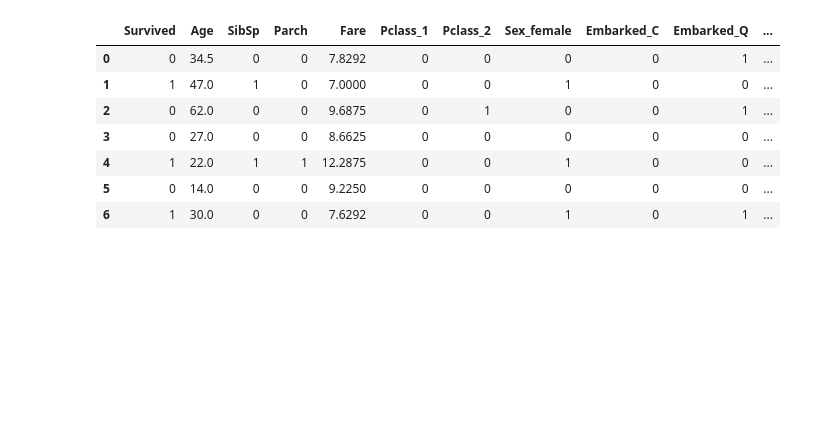
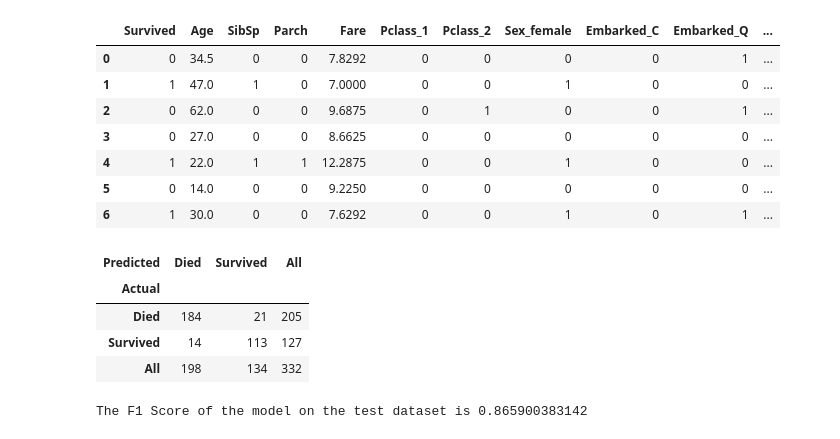
Before and after one commit to VCZLee/Jupyter-Notebooks, a Jupyter notebook: Kaggle/Titanic/Titanic Dataset - Python and data science basics.ipynb, the cells around one changed output. Drawn from its saved outputs; the diff is of its cells as text; code cells hidden in the pictures; blank space fills up the shorter version.

```diff
--- a/Kaggle/Titanic/Titanic Dataset - Python and data science basics.ipynb
+++ b/Kaggle/Titanic/Titanic Dataset - Python and data science basics.ipynb
@@ -234,3 +255,24 @@ test.head(n = 7)
 | 4 | 1 | 22.0 | 1 | 1 | 12.2875 | 0 | 0 | 1 | 0 | 0 | ... |
 | 5 | 0 | 14.0 | 0 | 0 | 9.2250 | 0 | 0 | 0 | 0 | 0 | ... |
 | 6 | 1 | 30.0 | 0 | 0 | 7.6292 | 0 | 0 | 1 | 0 | 1 | ... |
+# %%
+test_cmatrix = pd.crosstab(np.where(test['Survived'] == 1, 'Survived', 'Died'),
+                            np.where(test['Predicted'] == 1, 'Survived', 'Died'),
+                            rownames=['Actual'],
+                            colnames=['Predicted'],
+                            margins=True)
+display(test_cmatrix)
+test_tp = test_cmatrix['Survived']['Survived']
+test_fp = test_cmatrix['Survived']['Died']
+test_fn = test_cmatrix['Died']['Survived']
+test_precision = test_tp/(test_tp + test_fp)
+test_recall = test_tp/(test_tp + test_fn)
+test_f1 = 2/(test_precision**-1 + test_recall**-1)
+print("The F1 Score of the model on the test dataset is " + str(test_f1))
+# %% [output]
+| Predicted | Died | Survived | All |
+| Actual |  |  |  |
+| Died | 184 | 21 | 205 |
+| Survived | 14 | 113 | 127 |
+| All | 198 | 134 | 332 |
+The F1 Score of the model on the test dataset is 0.865900383142
```
Also changed, not shown: parts of 4 cells of this notebook.
